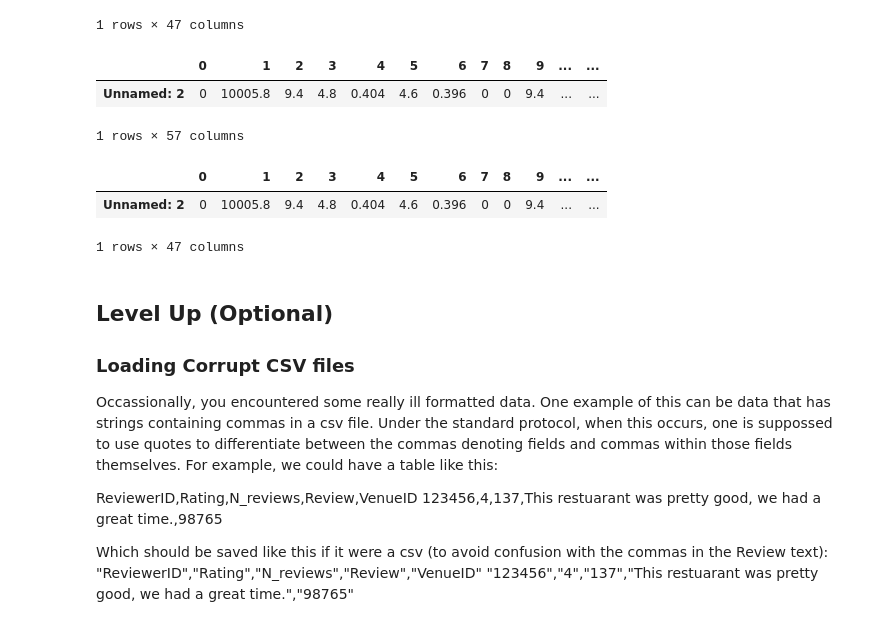
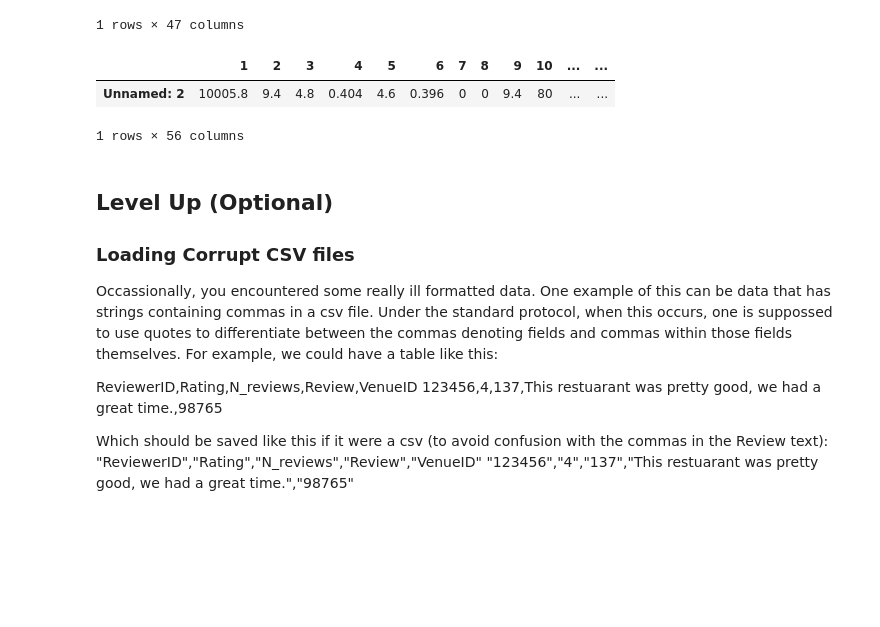
Before and after one commit to MIAISEMAN/dsc-1-03-05-importing-data-using-pandas-lab-seattle-ds-career-040119, a Jupyter notebook: index.ipynb, the cells around one changed output. Drawn from its saved outputs; the diff is of its cells as text; code cells hidden in the pictures; blank space fills up the shorter version.

```diff
--- a/index.ipynb
+++ b/index.ipynb
@@ -82,17 +86,13 @@ header_row
 |  | 0 | Average Statistics | Unnamed: 2 | Unnamed: 3 | Unnamed: 4 | Unnamed: 5 | Unnamed: 6 | Unnamed: 7 | ... |
 | 46 | 47 | JURISDICTION NAME | COUNT PARTICIPANTS | COUNT FEMALE | PERCENT FEMALE | COUNT MALE | PERCENT MALE | COUNT GENDER UNKNOWN | ... |
 1 rows × 47 columns
-# %%
-top_data_full_row = zipcode_demos.T[2:3]
-top_data_full_row
-# %% [output]
-|  | 0 | 1 | 2 | 3 | 4 | 5 | 6 | 7 | 8 | 9 | ... | ... |
-| Unnamed: 2 | 0 | 10005.8 | 9.4 | 4.8 | 0.404 | 4.6 | 0.396 | 0 | 0 | 9.4 | ... | ... |
-1 rows × 57 columns
-# %%
-top_data = top_data_full_row.iloc[:,0:47]
-top_data
-# %% [output]
-|  | 0 | 1 | 2 | 3 | 4 | 5 | 6 | 7 | 8 | 9 | ... | ... |
-| Unnamed: 2 | 0 | 10005.8 | 9.4 | 4.8 | 0.404 | 4.6 | 0.396 | 0 | 0 | 9.4 | ... | ... |
-1 rows × 47 columns
+# %%
+top_data_full_row = zipcode_demos.T[2:3]
+top_data_final = top_data_full_row.drop(columns=0)
+#this is the data that was transposed at the top of the sheet
+#it seems like averages, but i don't have time to check that
+top_data_final
+# %% [output]
+|  | 1 | 2 | 3 | 4 | 5 | 6 | 7 | 8 | 9 | 10 | ... | ... |
+| Unnamed: 2 | 10005.8 | 9.4 | 4.8 | 0.404 | 4.6 | 0.396 | 0 | 0 | 9.4 | 80 | ... | ... |
+1 rows × 56 columns
```
Also changed, not shown: parts of 5 cells of this notebook.
